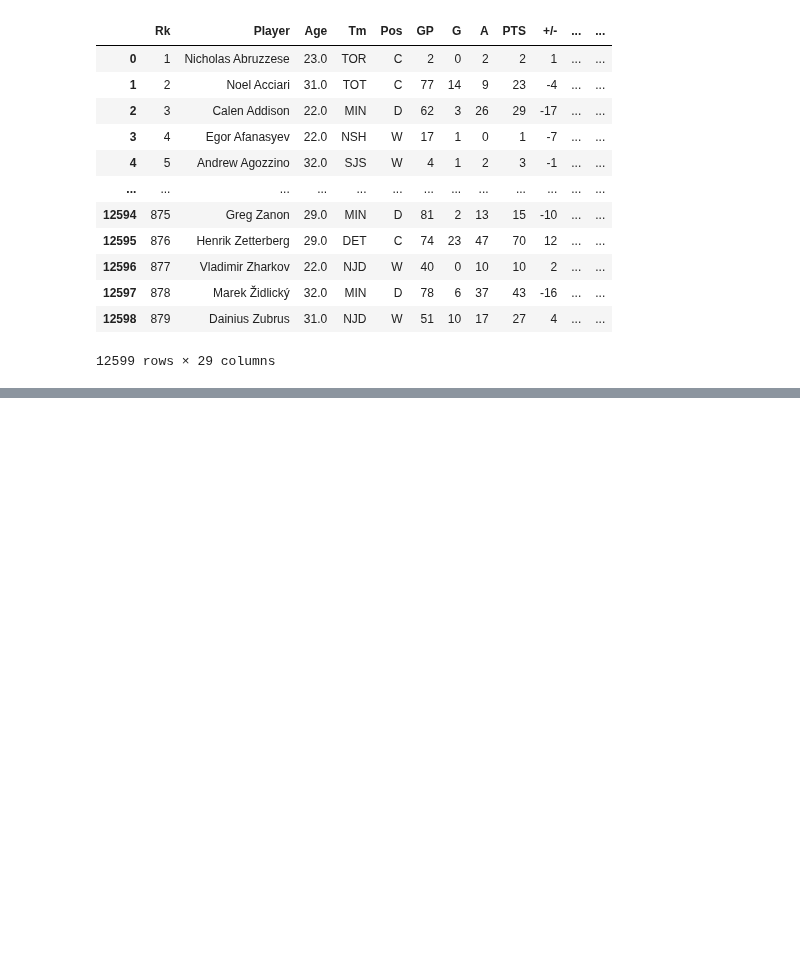
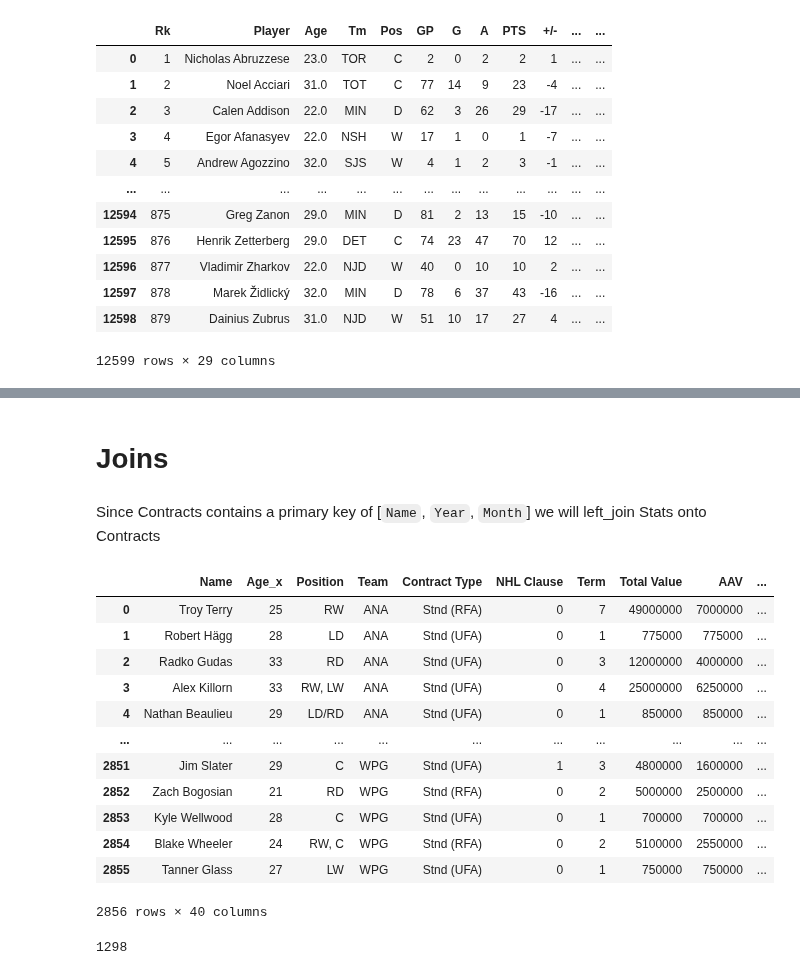
Before and after one commit to lukekerwin/DS-320_Project, a Jupyter notebook: Combined Contract and Player Data/Brian_Combined.ipynb, the cells around one changed output, grey strips where cells are left out. Drawn from its saved outputs; the diff is of its cells as text; code cells hidden in the pictures; blank space fills up the shorter version.

Commit message:
Merged Stats and Contratcs

```diff
--- a/Combined Contract and Player Data/Brian_Combined.ipynb
+++ b/Combined Contract and Player Data/Brian_Combined.ipynb
@@ -40,0 +41,25 @@ Contracts
+# %% [markdown]
+# Joins
+# %% [markdown]
+Since Contracts contains a primary key of [`Name`, `Year`, `Month`] we will left_join Stats onto Contracts
+# %%
+df = pd.merge(Contracts, Stats, how='inner', left_on=['Name', 'Year'], right_on=['Player', 'year'])
+df
+# %% [output]
+|  | Name | Age_x | Position | Team | Contract Type | NHL Clause | Term | Total Value | AAV | ... |
+| 0 | Troy Terry | 25 | RW | ANA | Stnd (RFA) | 0 | 7 | 49000000 | 7000000 | ... |
+| 1 | Robert Hägg | 28 | LD | ANA | Stnd (UFA) | 0 | 1 | 775000 | 775000 | ... |
+| 2 | Radko Gudas | 33 | RD | ANA | Stnd (UFA) | 0 | 3 | 12000000 | 4000000 | ... |
+| 3 | Alex Killorn | 33 | RW, LW | ANA | Stnd (UFA) | 0 | 4 | 25000000 | 6250000 | ... |
+| 4 | Nathan Beaulieu | 29 | LD/RD | ANA | Stnd (UFA) | 0 | 1 | 850000 | 850000 | ... |
+| ... | ... | ... | ... | ... | ... | ... | ... | ... | ... | ... |
+| 2851 | Jim Slater | 29 | C | WPG | Stnd (UFA) | 1 | 3 | 4800000 | 1600000 | ... |
+| 2852 | Zach Bogosian | 21 | RD | WPG | Stnd (RFA) | 0 | 2 | 5000000 | 2500000 | ... |
+| 2853 | Kyle Wellwood | 28 | C | WPG | Stnd (UFA) | 0 | 1 | 700000 | 700000 | ... |
+| 2854 | Blake Wheeler | 24 | RW, C | WPG | Stnd (RFA) | 0 | 2 | 5100000 | 2550000 | ... |
+| 2855 | Tanner Glass | 27 | LW | WPG | Stnd (UFA) | 0 | 1 | 750000 | 750000 | ... |
+2856 rows × 40 columns
+# %%
+df['Name'].nunique()
+# %% [output]
+1298
```
Also changed, not shown: parts of 5 cells of this notebook.
